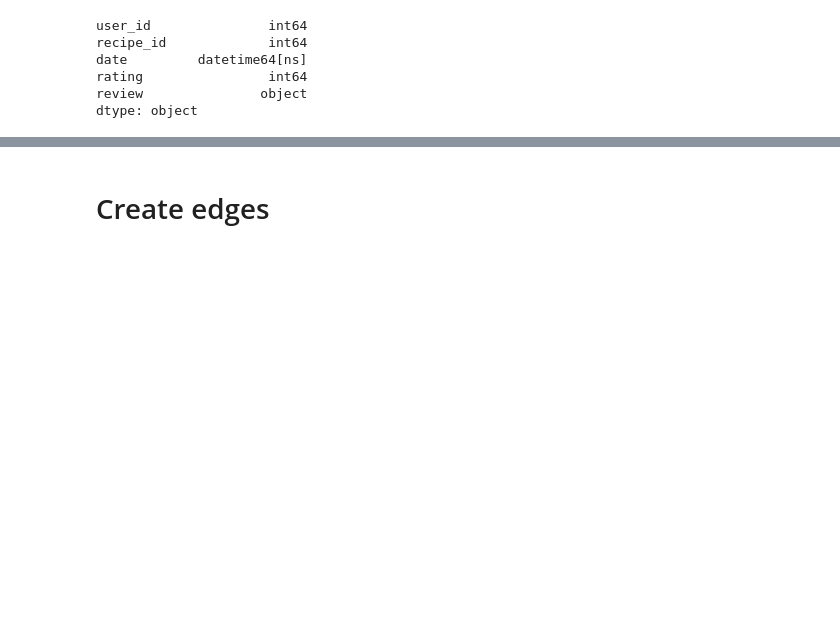
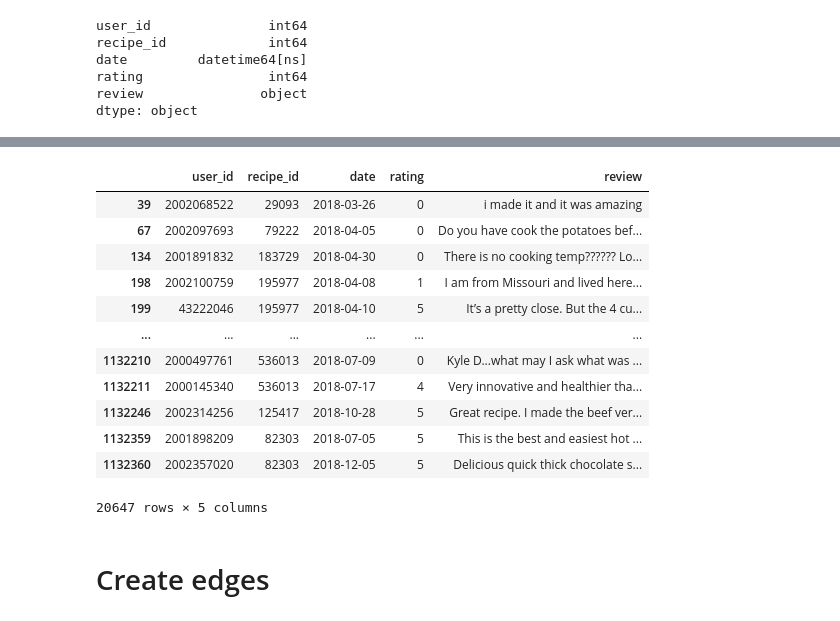
Before and after one commit to lucialarraona/finalproject_socialgraphs22, a Jupyter notebook: Notebooks/Recipes_graph.ipynb, the cells around one changed output, grey strips where cells are left out. Drawn from its saved outputs; the diff is of its cells as text; code cells hidden in the pictures; blank space fills up the shorter version.

```diff
--- a/Notebooks/Recipes_graph.ipynb
+++ b/Notebooks/Recipes_graph.ipynb
@@ -88,3 +80,19 @@ df_reviews.shape
+# %%
+df_reviews_filter
+# %% [output]
+|  | user_id | recipe_id | date | rating | review |
+| 39 | 2002068522 | 29093 | 2018-03-26 | 0 | i made it and it was amazing |
+| 67 | 2002097693 | 79222 | 2018-04-05 | 0 | Do you have cook the potatoes bef... |
+| 134 | 2001891832 | 183729 | 2018-04-30 | 0 | There is no cooking temp?????? Lo... |
+| 198 | 2002100759 | 195977 | 2018-04-08 | 1 | I am from Missouri and lived here... |
+| 199 | 43222046 | 195977 | 2018-04-10 | 5 | It’s a pretty close. But the 4 cu... |
+| ... | ... | ... | ... | ... | ... |
+| 1132210 | 2000497761 | 536013 | 2018-07-09 | 0 | Kyle D...what may I ask what was ... |
+| 1132211 | 2000145340 | 536013 | 2018-07-17 | 4 | Very innovative and healthier tha... |
+| 1132246 | 2002314256 | 125417 | 2018-10-28 | 5 | Great recipe. I made the beef ver... |
+| 1132359 | 2001898209 | 82303 | 2018-07-05 | 5 | This is the best and easiest hot ... |
+| 1132360 | 2002357020 | 82303 | 2018-12-05 | 5 | Delicious quick thick chocolate s... |
+20647 rows × 5 columns
 # %% [markdown]
 # Create edges
 # %%
```
Also changed, not shown: parts of 14 cells of this notebook, 1 other file.
